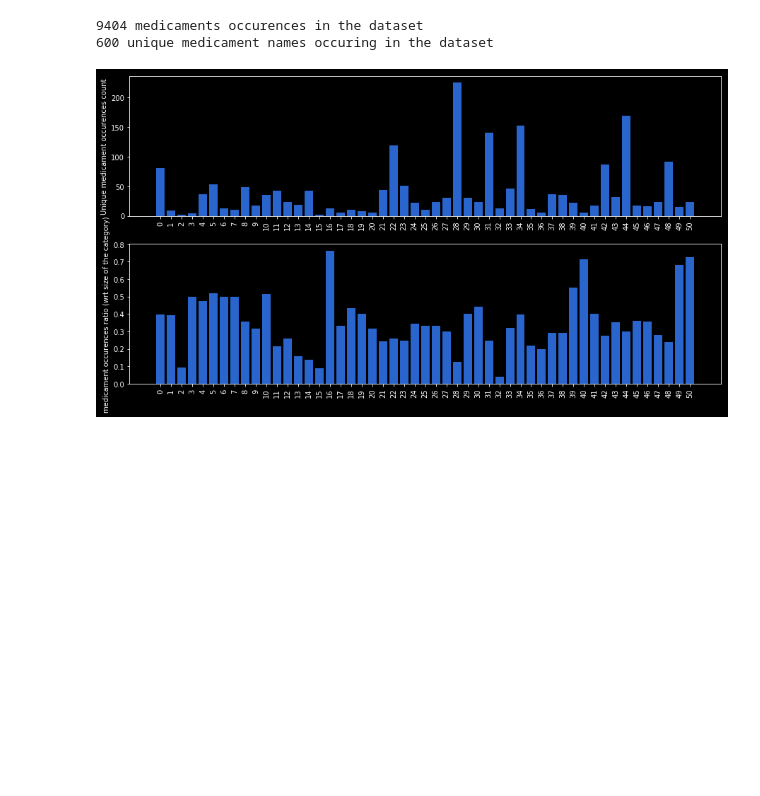
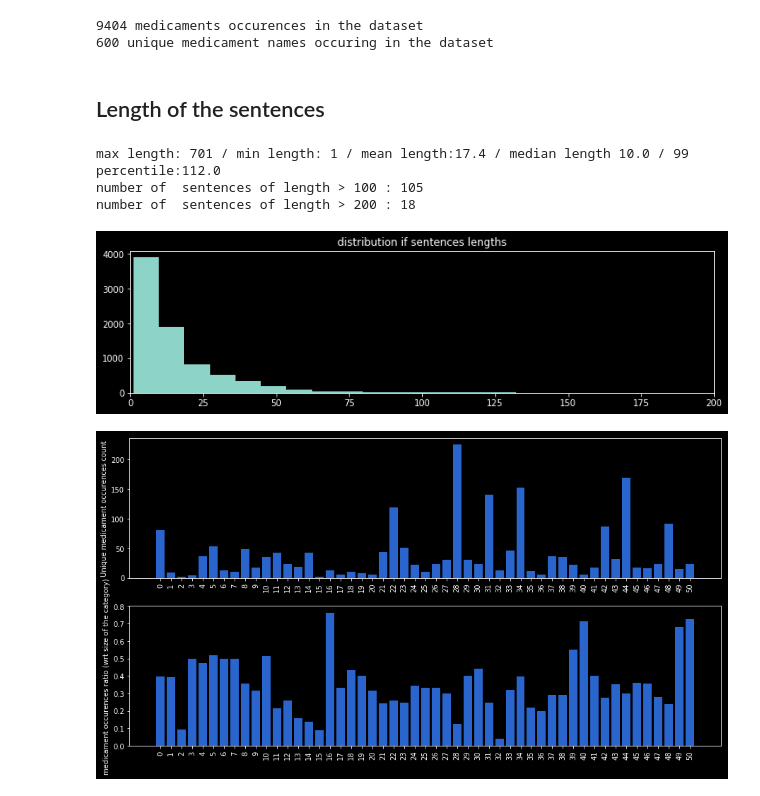
Before and after one commit to alexisthual/posos-data-challenge, a Jupyter notebook: myExploration.ipynb, the cells around one changed output. Cells and saved outputs as stored; diff of their text form; code cells hidden in the pictures; blank space fills up the shorter version.

```diff
--- a/myExploration.ipynb
+++ b/myExploration.ipynb
@@ -33,6 +35,7 @@ y = pd.read_csv(yPath, delimiter=';', usecols=[0, 1]).values
 # %% [markdown]
 ## Global Variables
 # %%
+SPELL_CORRECTION = False
 NUMBER_CATEGORIES = len(set(y[:,1]))
 print(NUMBER_CATEGORIES)
 STOP_WORDS = ['alors','au','aucuns','aussi','autre','avant','avec','avoir','bon','car',
@@ -51,0 +57,28 @@ STOP_WORDS = ['alors','au','aucuns','aussi','autre','avant','avec','avoir','bon'
+# %%
+if SPELL_CORRECTION:
+    correctionsDict = {}
+    correctionsPath = 'challenge_data/corrections.csv'
+
+    with open(correctionsPath, 'r') as f:
+        for key, val in csv.reader(f):
+            correctionsDict[key] = val
+
+    def spellingCorrection(sentence, correctionsDict={}, verbose=False):
+        correctedSentence = []
+        nb_corrections = 0
+        for word in sentence.split():
+            if word in correctionsDict.keys():
+                word = correctionsDict[word]
+                nb_corrections += 1
+            correctedSentence.append(word)
+        if verbose:
+            return ' '.join(correctedSentence), nb_corrections
+        else:
+            return ' '.join(correctedSentence)
+
+    nb_corr = 0
+    for i, s in enumerate(x[:,1]):
+        cor = spellingCorrection(s, correctionsDict, verbose = True)
+        x[i] = cor[0]
+        nb_corr += cor[1]
+print(nb_corr)
@@ -233,6 +270,25 @@ print('{} unique medicament names occuring in the dataset'.format(len(unique_occ
 # %% [output]
 9404 medicaments occurences in the dataset
 600 unique medicament names occuring in the dataset
+# %% [markdown]
+## Length of the sentences
+# %%
+sent_lengths = [len(xx.split()) for xx in x[:,1]]
+plt.figure(figsize=(12,3))
+plt.hist(sent_lengths, bins = 80)
+plt.xlim((0, 200))
+plt.title('distribution if sentences lengths')
+print('max length: {} / min length: {} / mean length:{} / median length {} / 99 percentile:{}'.format(
+    max(sent_lengths), min(sent_lengths),
+    round(np.mean(sent_lengths),1), np.median(sent_lengths), np.percentile(sent_lengths, 99)))
+print('number of  sentences of length > 100 : {}'.format(np.sum([1 for e in sent_lengths if e >100])))
+print('number of  sentences of length > 200 : {}'.format(np.sum([1 for e in sent_lengths if e >200])))
+plt.show()
+# %% [output]
+max length: 701 / min length: 1 / mean length:17.4 / median length 10.0 / 99 percentile:112.0
+number of  sentences of length > 100 : 105
+number of  sentences of length > 200 : 18
+[figure, added]
 # %%
 def selectCat(x, y, cat_index, medicaments_occurences = medicaments_occurences):
     cat_ix = []
```
Also changed, not shown: parts of 6 cells of this notebook.
